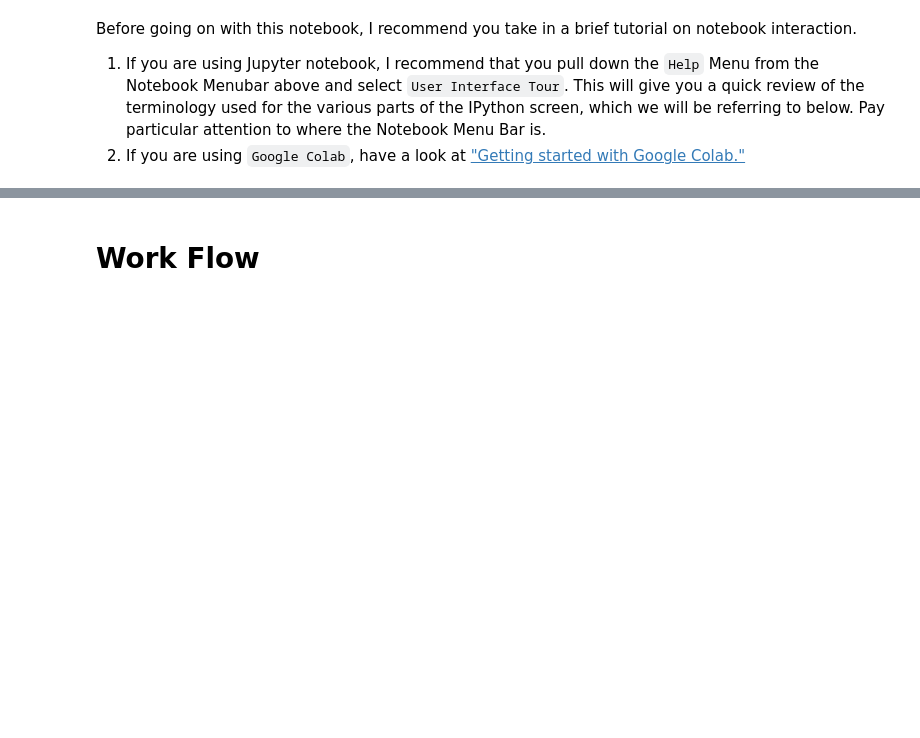
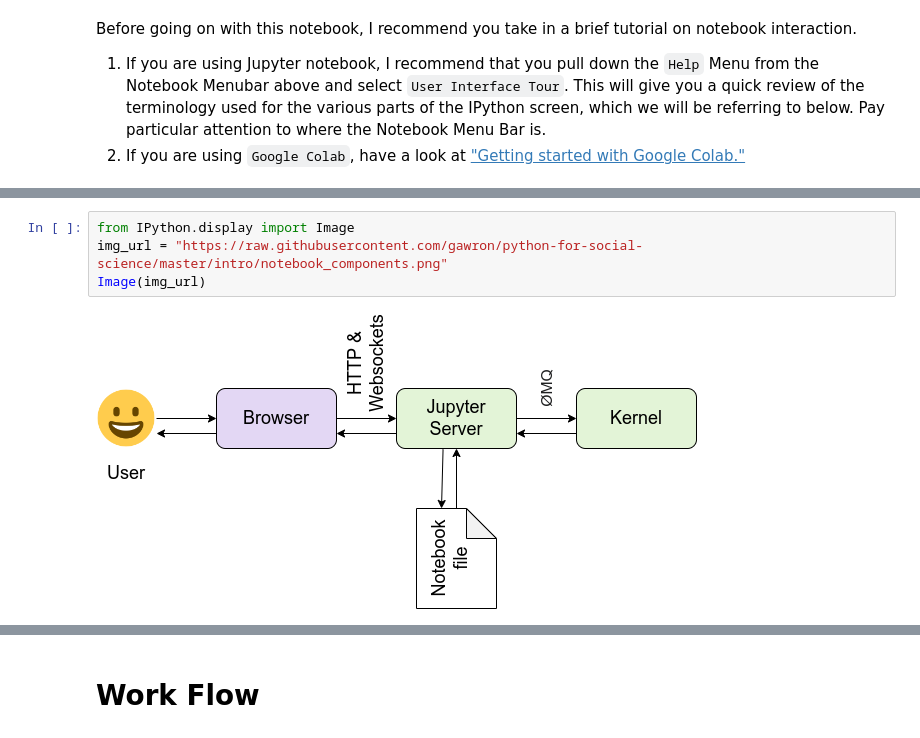
Before and after one commit to gawron/python-for-social-science, a Jupyter notebook: intro/running_python.ipynb, the cells around one changed output, grey strips where cells are left out. Saved outputs shown, nothing was run; the diff lists cells and outputs as text; blank space fills up the shorter version.

Commit message:
Revised version of running _python NB with revised instructions on how to submit assignments.

```diff
--- a/intro/running_python.ipynb
+++ b/intro/running_python.ipynb
@@ -75,0 +102,6 @@ After you are done with your sentence, hold down shift and press `return` to see
+# %%
+from IPython.display import Image
+img_url = "https://raw.githubusercontent.com/gawron/python-for-social-science/master/intro/notebook_components.png"
+Image(img_url)
+# %% [output]
+[figure, added]
```
Also changed, not shown: parts of 4 cells of this notebook.
